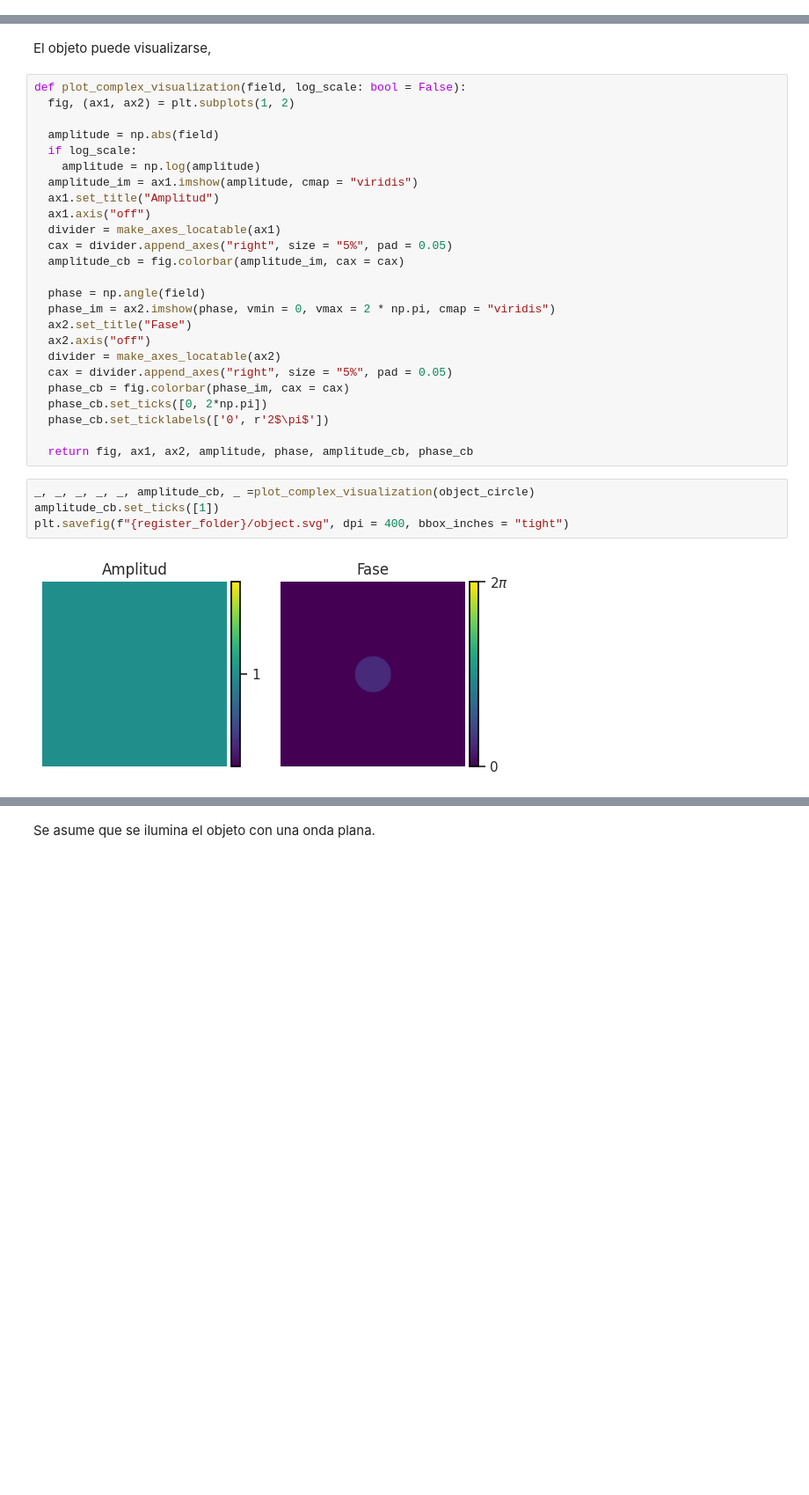
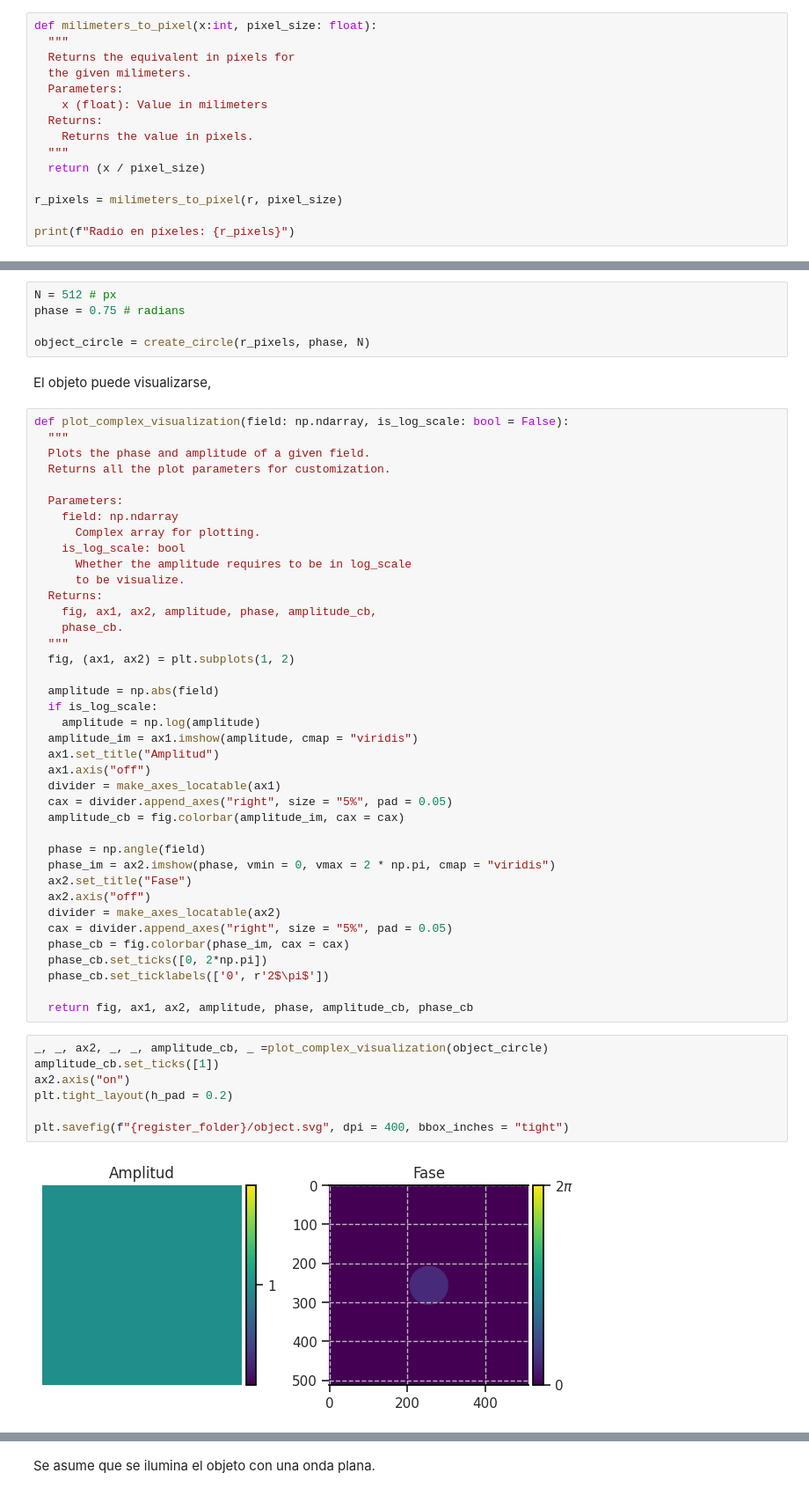
Before and after one commit to VelasquezE/FourierOptics_assignments, a Jupyter notebook: talleres/Proyecto/inline_hologram.ipynb, the cells around one changed output, grey strips where cells are left out. Shown: that part at 88% size. Cells and saved outputs as stored; diff of their text form; blank space fills up the shorter version.

Commit message:
Improve the clarity of the comments, create functions, improve graphs, save register

```diff
--- a/talleres/Proyecto/inline_hologram.ipynb
+++ b/talleres/Proyecto/inline_hologram.ipynb
@@ -63,0 +87,15 @@ object_circle[circle_mask] = np.exp(1j * phase)
+# %%
+def milimeters_to_pixel(x:int, pixel_size: float):
+  """
+  Returns the equivalent in pixels for
+  the given milimeters.
+  Parameters:
+    x (float): Value in milimeters
+  Returns:
+    Returns the value in pixels.
+  """
+  return (x / pixel_size)
+
+r_pixels = milimeters_to_pixel(r, pixel_size)
+
+print(f"Radio en píxeles: {r_pixels}")
@@ -64,11 +104,30 @@ object_circle[circle_mask] = np.exp(1j * phase)
+# %%
+N = 512 # px
+phase = 0.75 # radians
+
+object_circle = create_circle(r_pixels, phase, N)
 # %% [markdown]
 El objeto puede visualizarse,
 # %%
-def plot_complex_visualization(field, log_scale: bool = False):
+def plot_complex_visualization(field: np.ndarray, is_log_scale: bool = False):
+  """
+  Plots the phase and amplitude of a given field.
+  Returns all the plot parameters for customization.
+
+  Parameters:
+    field: np.ndarray
+      Complex array for plotting.
+    is_log_scale: bool
+      Whether the amplitude requires to be in log_scale
+      to be visualize.
+  Returns:
+    fig, ax1, ax2, amplitude, phase, amplitude_cb,
+    phase_cb.
+  """
   fig, (ax1, ax2) = plt.subplots(1, 2)
 
   amplitude = np.abs(field)
-  if log_scale:
+  if is_log_scale:
     amplitude = np.log(amplitude)
   amplitude_im = ax1.imshow(amplitude, cmap = "viridis")
   ax1.set_title("Amplitud")
@@ -89,9 +148,12 @@ def plot_complex_visualization(field, log_scale: bool = False):
 
   return fig, ax1, ax2, amplitude, phase, amplitude_cb, phase_cb
 # %%
-_, _, _, _, _, amplitude_cb, _ =plot_complex_visualization(object_circle)
+_, _, ax2, _, _, amplitude_cb, _ =plot_complex_visualization(object_circle)
 amplitude_cb.set_ticks([1])
+ax2.axis("on")
+plt.tight_layout(h_pad = 0.2)
+
 plt.savefig(f"{register_folder}/object.svg", dpi = 400, bbox_inches = "tight")
 # %% [output]
-[figure, old version]
+[figure, new version]
 # %% [markdown]
```
Also changed, not shown: parts of 25 cells of this notebook.
